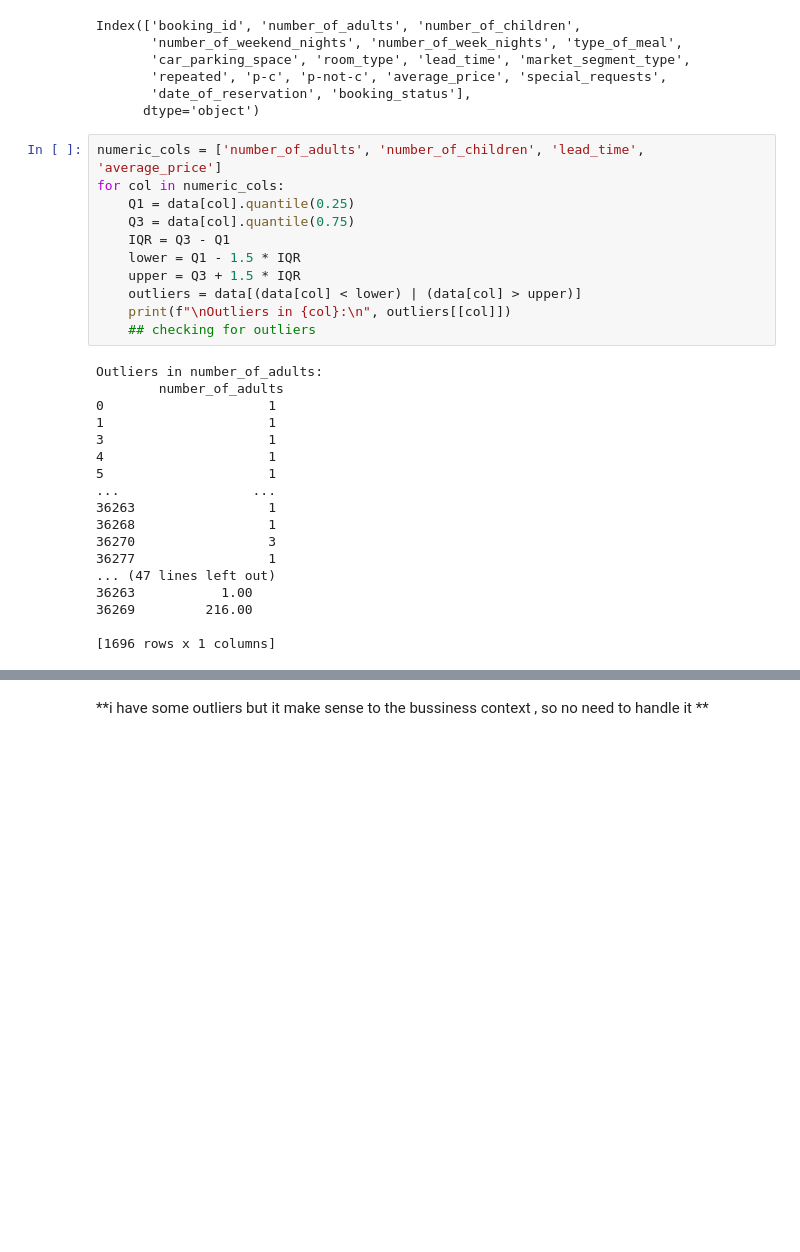
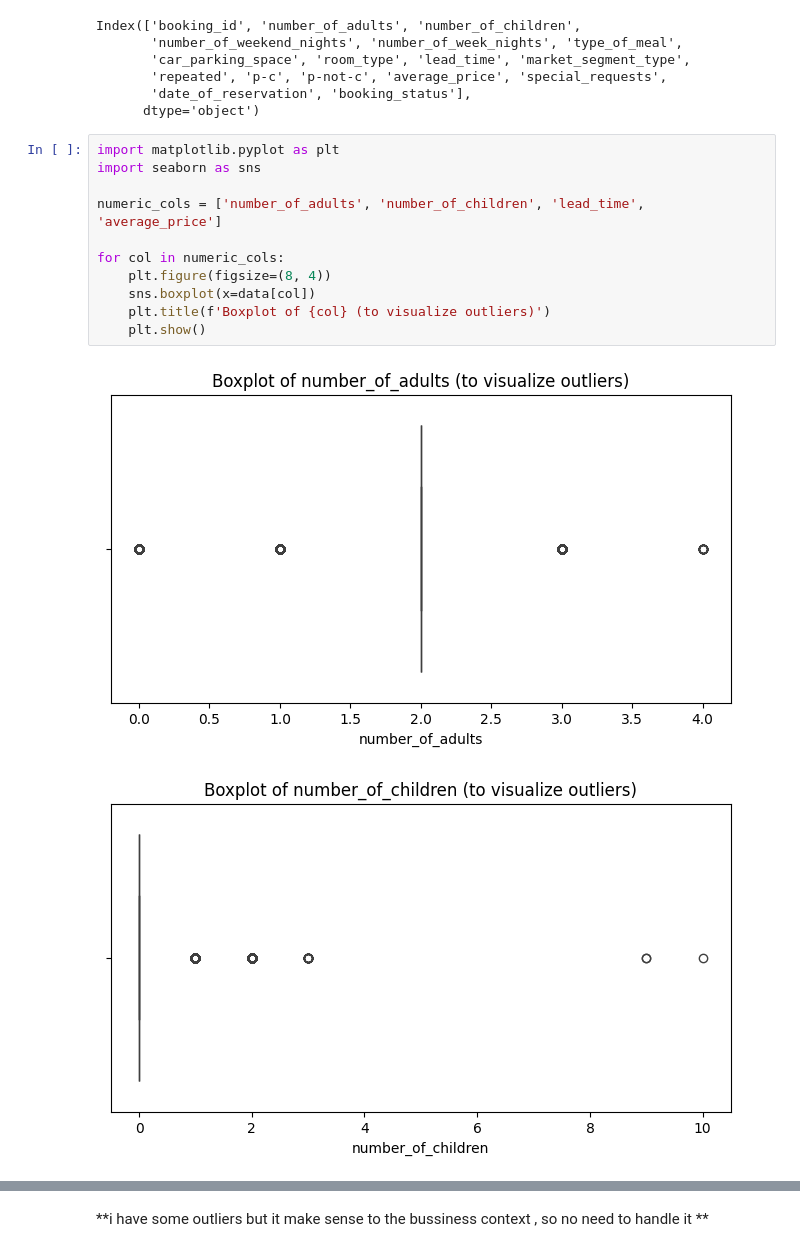
Before and after one commit to YoussefMagdy111/Cellula-Technologies-intern, a Jupyter notebook: EDA_TASK.ipynb, the cells around one changed output, grey strips where cells are left out. Saved outputs shown, nothing was run; the diff lists cells and outputs as text; blank space fills up the shorter version.

```diff
--- a/EDA_TASK.ipynb
+++ b/EDA_TASK.ipynb
@@ -90,32 +90,17 @@ Index(['booking_id', 'number_of_adults', 'number_of_children',
        'repeated', 'p-c', 'p-not-c', 'average_price', 'special_requests',
        'date_of_reservation', 'booking_status'],
       dtype='object')
-# %%
-numeric_cols = ['number_of_adults', 'number_of_children', 'lead_time', 'average_price']
-for col in numeric_cols:
-    Q1 = data[col].quantile(0.25)
-    Q3 = data[col].quantile(0.75)
-    IQR = Q3 - Q1
-    lower = Q1 - 1.5 * IQR
-    upper = Q3 + 1.5 * IQR
-    outliers = data[(data[col] < lower) | (data[col] > upper)]
-    print(f"\nOutliers in {col}:\n", outliers[[col]])
-    ## checking for outliers
-# %% [output]
-Outliers in number_of_adults:
-        number_of_adults
-0                     1
-1                     1
-3                     1
-4                     1
-5                     1
-...                 ...
-36263                 1
-36268                 1
-36270                 3
-36277                 1
-... (47 lines left out)
-36263           1.00
-36269         216.00
-
-[1696 rows x 1 columns]
+# %%
+import matplotlib.pyplot as plt
+import seaborn as sns
+
+numeric_cols = ['number_of_adults', 'number_of_children', 'lead_time', 'average_price']
+
+for col in numeric_cols:
+    plt.figure(figsize=(8, 4))
+    sns.boxplot(x=data[col])
+    plt.title(f'Boxplot of {col} (to visualize outliers)')
+    plt.show()
+# %% [output]
+[figure, added]
+[figure, added]
```
Also changed, not shown: parts of 6 cells of this notebook.
